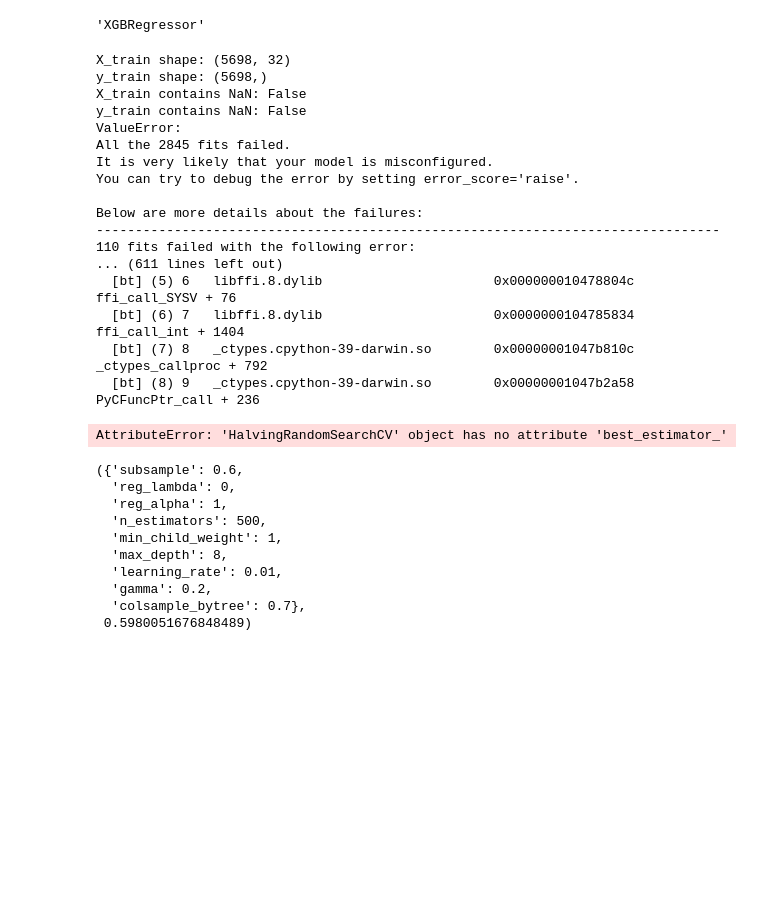
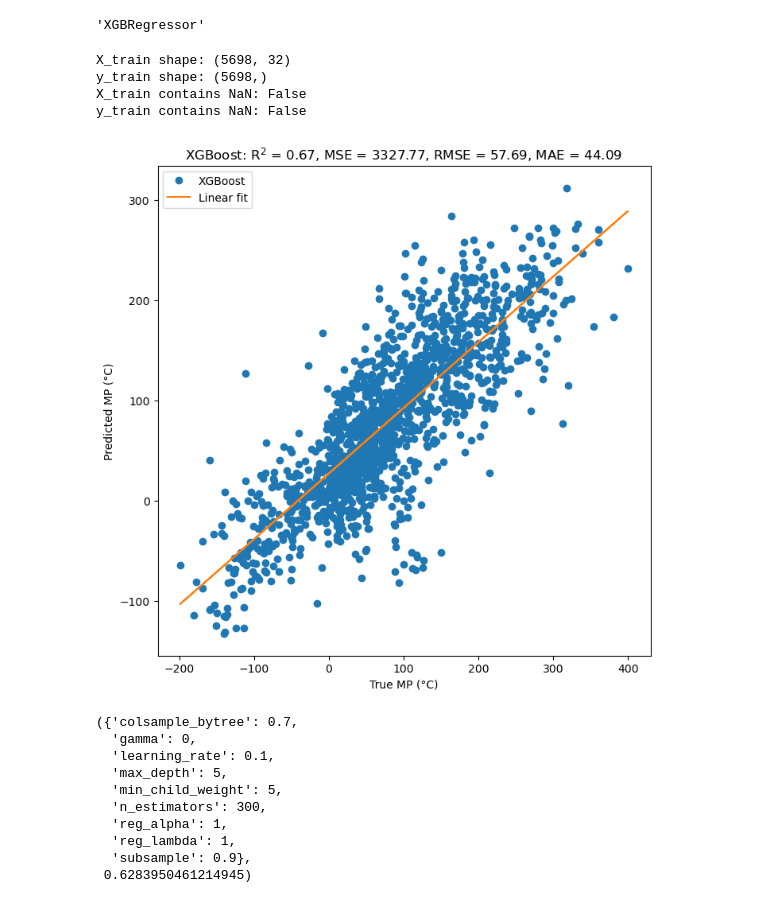
Before and after one commit to aravindhnivas/cdms-jpl-api, a Jupyter notebook: demo/CRC/crc_mp.ipynb, the cells around one changed output. Saved outputs shown, nothing was run; the diff lists cells and outputs as text; code cells hidden in the pictures; blank space fills up the shorter version.

```diff
--- a/demo/CRC/crc_mp.ipynb
+++ b/demo/CRC/crc_mp.ipynb
@@ -166,12 +166,8 @@ xgb_model.__class__.__name__
 # %%
 # grid search
 xgb_model = XGBRegressor(
-    n_jobs=-1, verbosity=1,
-    # objective='reg:squarederror',
-    # early_stopping_rounds=10,
-    # eval_metric='rmse',
-    # tree_method='gpu_hist',  # GPU acceleration
-    # gpu_id=0
+    n_jobs=-1,
+    verbosity=1,
 )
 
 param_grid = {
@@ -185,68 +181,56 @@ param_grid = {
     'reg_alpha': [0, 1],
     'reg_lambda': [0, 1]
 }
-# grid_search = GridSearchCV(xgb_model, param_grid, cv=5, n_jobs=-1, verbose=2)
+grid_search = GridSearchCV(
 # grid_search = RandomizedSearchCV(
-grid_search = HalvingRandomSearchCV(
-    xgb_model, param_grid, cv=5, n_jobs=-1,
+# grid_search = HalvingRandomSearchCV(
+# grid_search = HalvingGridSearchCV(
+    xgb_model, param_grid, cv=3, n_jobs=-1,
     # verbose=1,
     # n_iter=100,  # number of parameter settings that are sampled
 )
 
 # Ensure X_train and y_train are correctly formatted
 print(f"X_train shape: {X_train.shape}")
 print(f"y_train shape: {y_train.shape}")
 
 
 # Check for NaN values
 print(f"X_train contains NaN: {np.isnan(X_train).any()}")
 print(f"y_train contains NaN: {np.isnan(y_train).any()}")
 
 try:
     grid_search.fit(X_train, y_train)
 except ValueError as e:
     print(f"ValueError: {e}")
 
 # grid_results = pd.DataFrame(grid_search.cv_results_)
 # grid_results = grid_results.sort_values(by='rank_test_score')
 # grid_results.to_csv(loc / f'grid_search_results_{xgb_model.__class__.__name__}.csv', index=False)
 
 # Access the best estimator if fit is successful
 if grid_search.best_estimator_:
     best_model = grid_search.best_estimator_
     _ = main(best_model)
 # %% [output]
 X_train shape: (5698, 32)
 y_train shape: (5698,)
 X_train contains NaN: False
 y_train contains NaN: False
-ValueError:
-All the 2845 fits failed.
-It is very likely that your model is misconfigured.
-You can try to debug the error by setting error_score='raise'.
-
-Below are more details about the failures:
---------------------------------------------------------------------------------
-110 fits failed with the following error:
-... (611 lines left out)
-  [bt] (5) 6   libffi.8.dylib                      0x000000010478804c ffi_call_SYSV + 76
-  [bt] (6) 7   libffi.8.dylib                      0x0000000104785834 ffi_call_int + 1404
-  [bt] (7) 8   _ctypes.cpython-39-darwin.so        0x00000001047b810c _ctypes_callproc + 792
-  [bt] (8) 9   _ctypes.cpython-39-darwin.so        0x00000001047b2a58 PyCFuncPtr_call + 236
-AttributeError: 'HalvingRandomSearchCV' object has no attribute 'best_estimator_'
+[figure, added]
 # %%
 grid_search.best_params_, grid_search.best_score_
 # %% [output]
-({'subsample': 0.6,
-  'reg_lambda': 0,
+({'colsample_bytree': 0.7,
+  'gamma': 0,
+  'learning_rate': 0.1,
+  'max_depth': 5,
+  'min_child_weight': 5,
+  'n_estimators': 300,
   'reg_alpha': 1,
-  'n_estimators': 500,
-  'min_child_weight': 1,
-  'max_depth': 8,
-  'learning_rate': 0.01,
-  'gamma': 0.2,
-  'colsample_bytree': 0.7},
- 0.5980051676848489)
+  'reg_lambda': 1,
+  'subsample': 0.9},
+ 0.6283950461214945)
 # %%
 grid_results = pd.DataFrame(grid_search.cv_results_)
 grid_results = grid_results.sort_values(by='rank_test_score')
```
